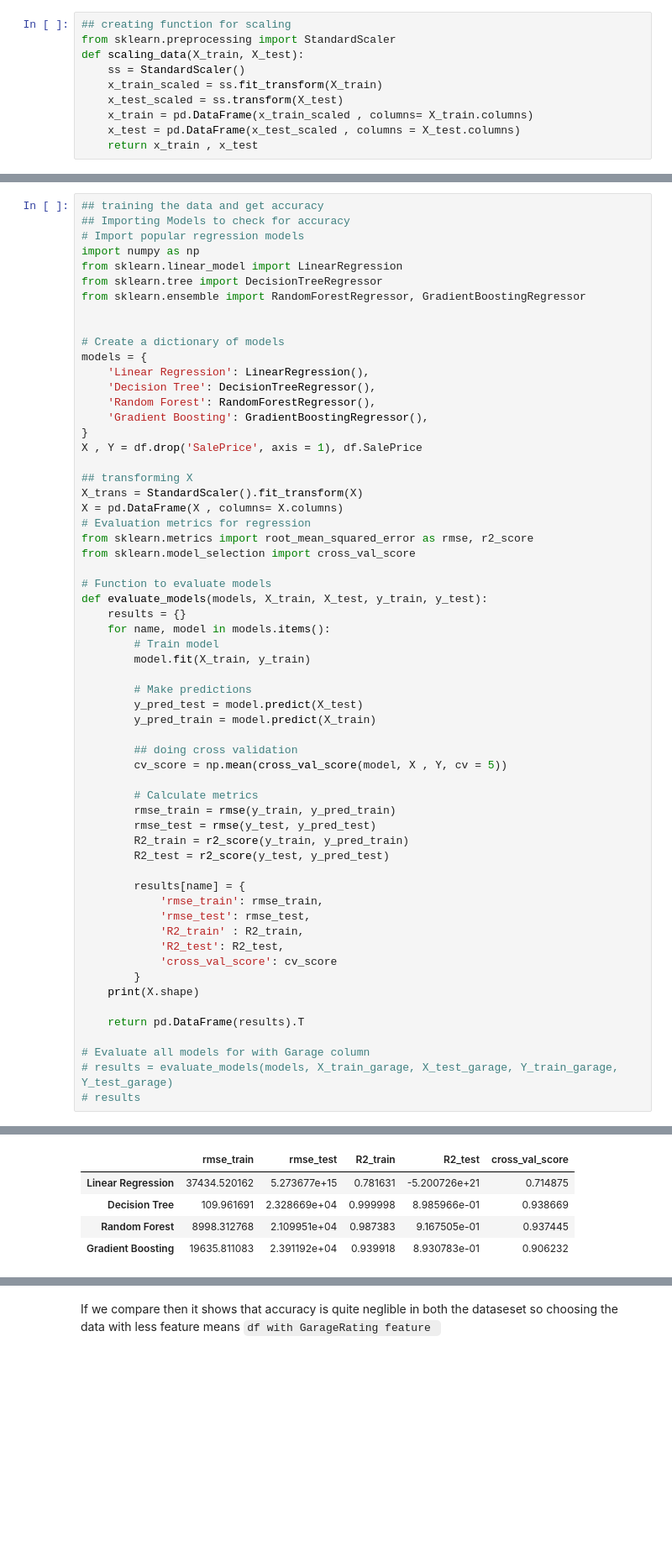
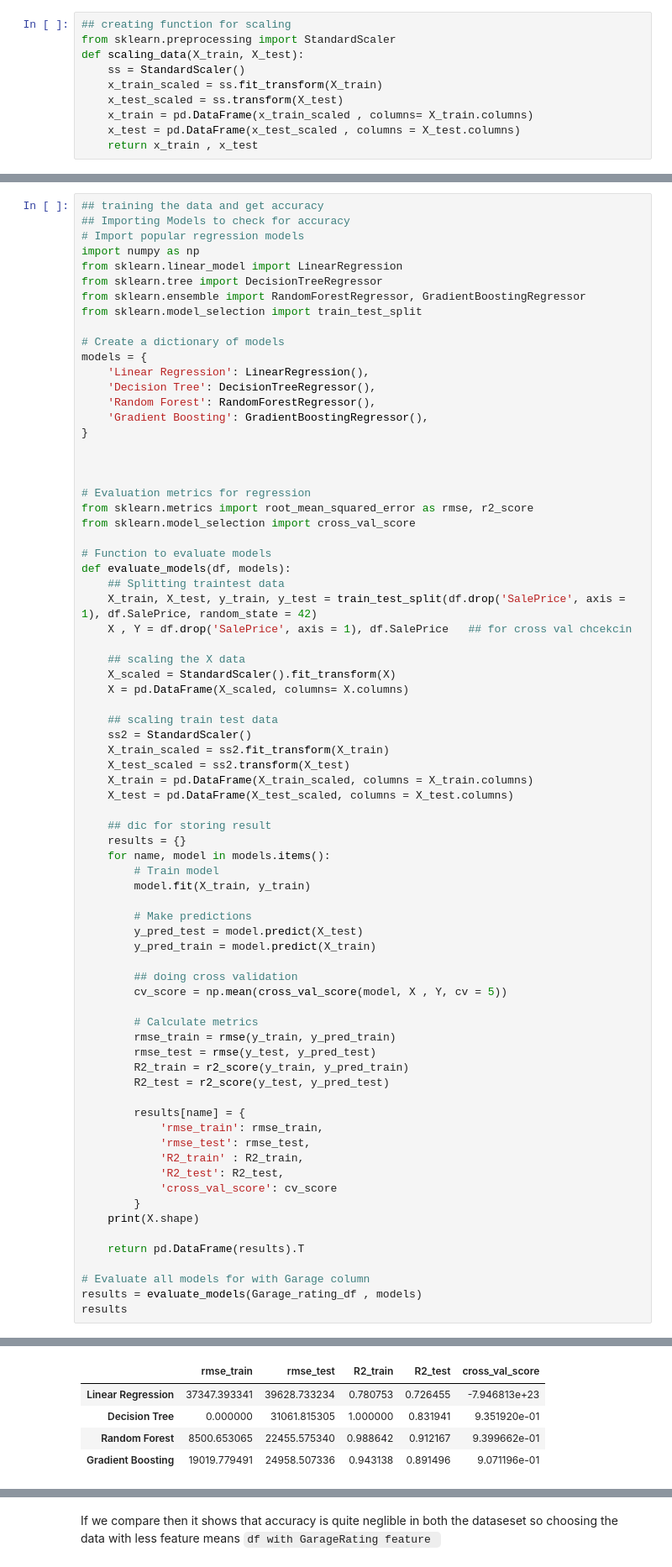
Before and after one commit to rahmankhan2241/House-Price-Prediction-Kaggle-Competition, a Jupyter notebook: Final_Model.ipynb, the cells around one changed output, grey strips where cells are left out. Shown at 84% size. Cells and saved outputs as stored; diff of their text form; blank space fills up the shorter version.

Commit message:
Final Model Working

```diff
--- a/Final_Model.ipynb
+++ b/Final_Model.ipynb
@@ -367,7 +361,7 @@ import numpy as np
 from sklearn.linear_model import LinearRegression
 from sklearn.tree import DecisionTreeRegressor
 from sklearn.ensemble import RandomForestRegressor, GradientBoostingRegressor
-
+from sklearn.model_selection import train_test_split
 
 # Create a dictionary of models
 models = {
@@ -376,17 +370,31 @@ models = {
     'Random Forest': RandomForestRegressor(),
     'Gradient Boosting': GradientBoostingRegressor(),
 }
-X , Y = df.drop('SalePrice', axis = 1), df.SalePrice
 
-## transforming X
-X_trans = StandardScaler().fit_transform(X)
-X = pd.DataFrame(X , columns= X.columns)
+
+
 # Evaluation metrics for regression
 from sklearn.metrics import root_mean_squared_error as rmse, r2_score
 from sklearn.model_selection import cross_val_score
 
 # Function to evaluate models
-def evaluate_models(models, X_train, X_test, y_train, y_test):
+def evaluate_models(df, models):
+    ## Splitting traintest data
+    X_train, X_test, y_train, y_test = train_test_split(df.drop('SalePrice', axis = 1), df.SalePrice, random_state = 42)
+    X , Y = df.drop('SalePrice', axis = 1), df.SalePrice   ## for cross val chcekcin
+
+    ## scaling the X data
+    X_scaled = StandardScaler().fit_transform(X)
+    X = pd.DataFrame(X_scaled, columns= X.columns)
+
+    ## scaling train test data
+    ss2 = StandardScaler()
+    X_train_scaled = ss2.fit_transform(X_train)
+    X_test_scaled = ss2.transform(X_test)
+    X_train = pd.DataFrame(X_train_scaled, columns = X_train.columns)
+    X_test = pd.DataFrame(X_test_scaled, columns = X_test.columns)
+
+    ## dic for storing result
     results = {}
     for name, model in models.items():
         # Train model
@@ -417,6 +425,6 @@ def evaluate_models(models, X_train, X_test, y_train, y_test):
     return pd.DataFrame(results).T
 
 # Evaluate all models for with Garage column
-# results = evaluate_models(models, X_train_garage, X_test_garage, Y_train_garage, Y_test_garage)
-# results
+results = evaluate_models(Garage_rating_df , models)
+results
 # %% [output]
@@ -423,5 +432,5 @@ def evaluate_models(models, X_train, X_test, y_train, y_test):
 |  | rmse_train | rmse_test | R2_train | R2_test | cross_val_score |
-| Linear Regression | 37434.520162 | 5.273677e+15 | 0.781631 | -5.200726e+21 | 0.714875 |
-| Decision Tree | 109.961691 | 2.328669e+04 | 0.999998 | 8.985966e-01 | 0.938669 |
-| Random Forest | 8998.312768 | 2.109951e+04 | 0.987383 | 9.167505e-01 | 0.937445 |
-| Gradient Boosting | 19635.811083 | 2.391192e+04 | 0.939918 | 8.930783e-01 | 0.906232 |
+| Linear Regression | 37347.393341 | 39628.733234 | 0.780753 | 0.726455 | -7.946813e+23 |
+| Decision Tree | 0.000000 | 31061.815305 | 1.000000 | 0.831941 | 9.351920e-01 |
+| Random Forest | 8500.653065 | 22455.575340 | 0.988642 | 0.912167 | 9.399662e-01 |
+| Gradient Boosting | 19019.779491 | 24958.507336 | 0.943138 | 0.891496 | 9.071196e-01 |
```
Also changed, not shown: parts of 80 cells of this notebook, 1 other file.
